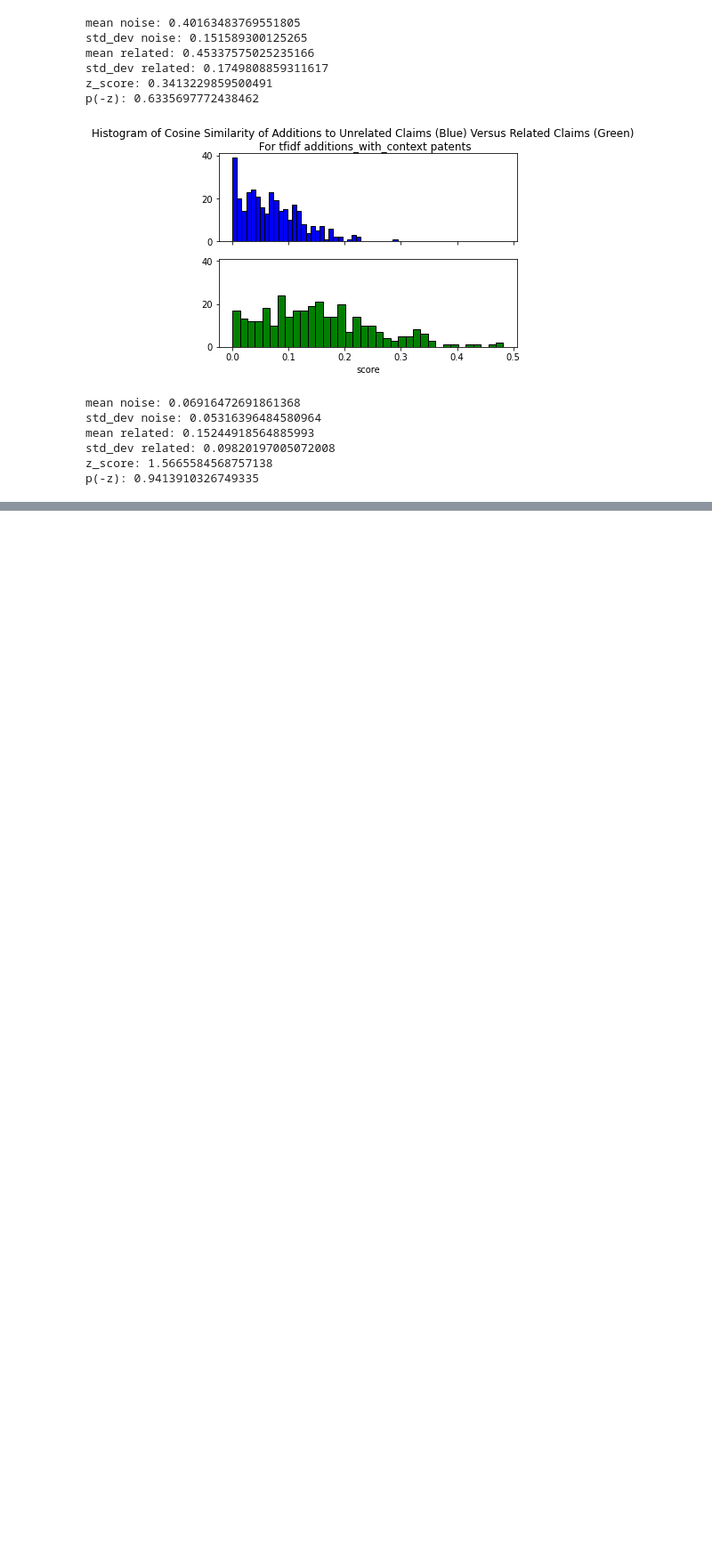
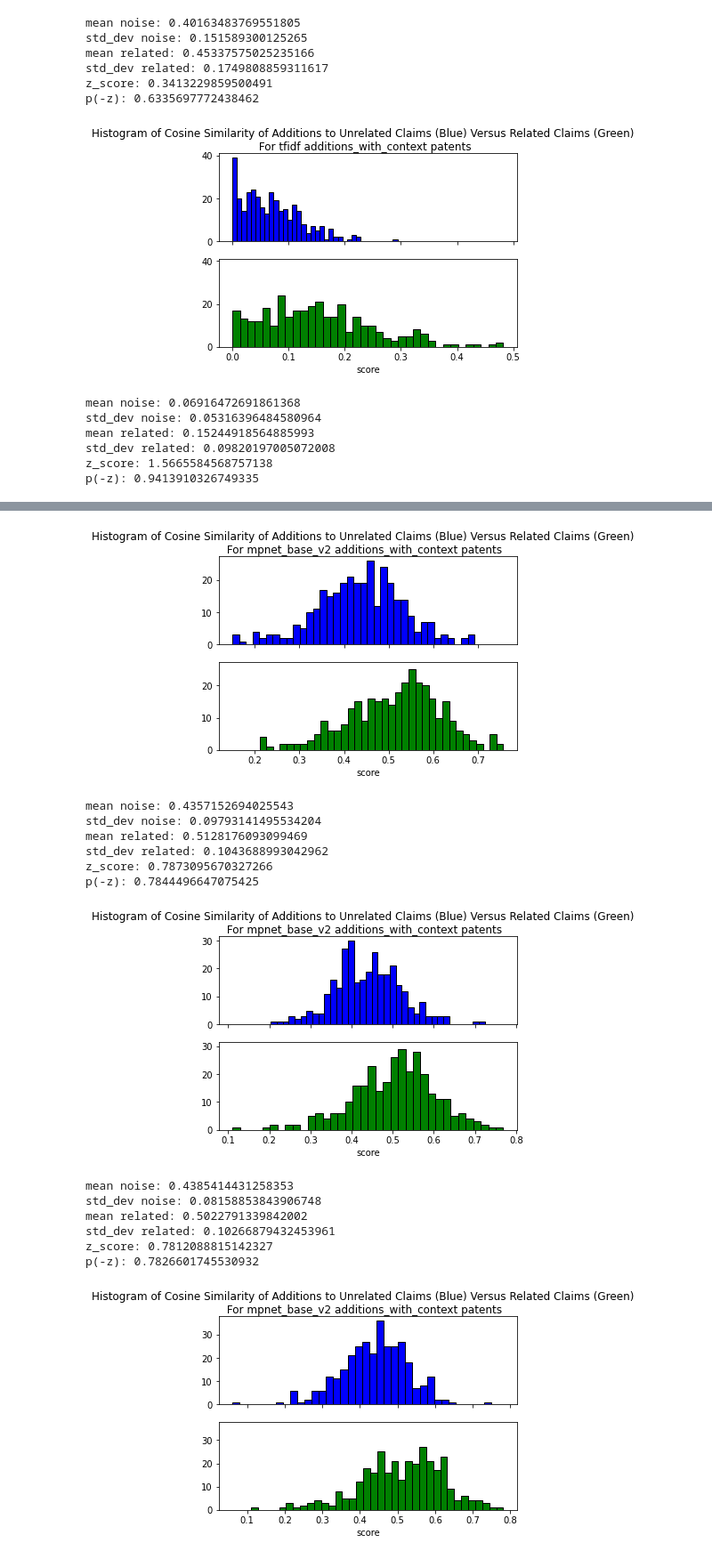
Before and after one commit to pharmaDB/scoring_data_processor, a Jupyter notebook: analysis/Noise_to_Related_Claims_Histogram_DrugLabelsandPatent.ipynb, the cells around one changed output, grey strips where cells are left out. Shown at 89% size. Drawn from its saved outputs; the diff is of its cells as text; code cells hidden in the pictures; blank space fills up the shorter version.

```diff
--- a/analysis/Working_Copy_of_DrugLabelsandPatent_With_Histogram_AVG3.ipynb
+++ b/analysis/Noise_to_Related_Claims_Histogram_DrugLabelsandPatent.ipynb
@@ -757,0 +771,30 @@ p(-z): 0.9413910326749335
+# %%
+run_multi_mpnet_base_v2=[]
+model_mpnet_base_v2 = SentenceTransformer("stsb-mpnet-base-v2", device=_device)
+
+for i in range(4):
+  random_NDA_list=random.sample(NDA_list, int(len(NDA_list)*.33))
+  # narrow 1/3 of random data to NDA with patents and NDAs with additions.  If either is missing, we cannot check quality of additions to related patents.
+  random_NDA_list=[x for x in random_NDA_list if get_patent_claims(x, 'patents') and get_additions(x, 'additions_with_context')]
+  model_mpnet_base_v2.zero_grad()
+  # Will limit size since CUDA runs out of memory
+  model_mpnet_base_v2.max_seq_length=512
+  run_multi_mpnet_base_v2.append(calculate_score(random_NDA_list, "additions_with_context", "patents", scoring_method_bert, model_mpnet_base_v2, silent=True))
+  model_mpnet_base_v2.zero_grad()
+  plot_print(run_multi_mpnet_base_v2[i], "mpnet_base_v2 additions_with_context patents", plot_=plot2)
+# %% [output]
+[figure, added]
+mean noise: 0.4357152694025543
+std_dev noise: 0.09793141495534204
+mean related: 0.5128176093099469
+std_dev related: 0.1043688993042962
+z_score: 0.7873095670327266
+p(-z): 0.7844496647075425
+[figure, added]
+mean noise: 0.4385414431258353
+std_dev noise: 0.08158853843906748
+mean related: 0.5022791339842002
+std_dev related: 0.10266879432453961
+z_score: 0.7812088815142327
+p(-z): 0.7826601745530932
+[figure, added]
```
Also changed, not shown: parts of 8 cells of this notebook, 4 other files.
